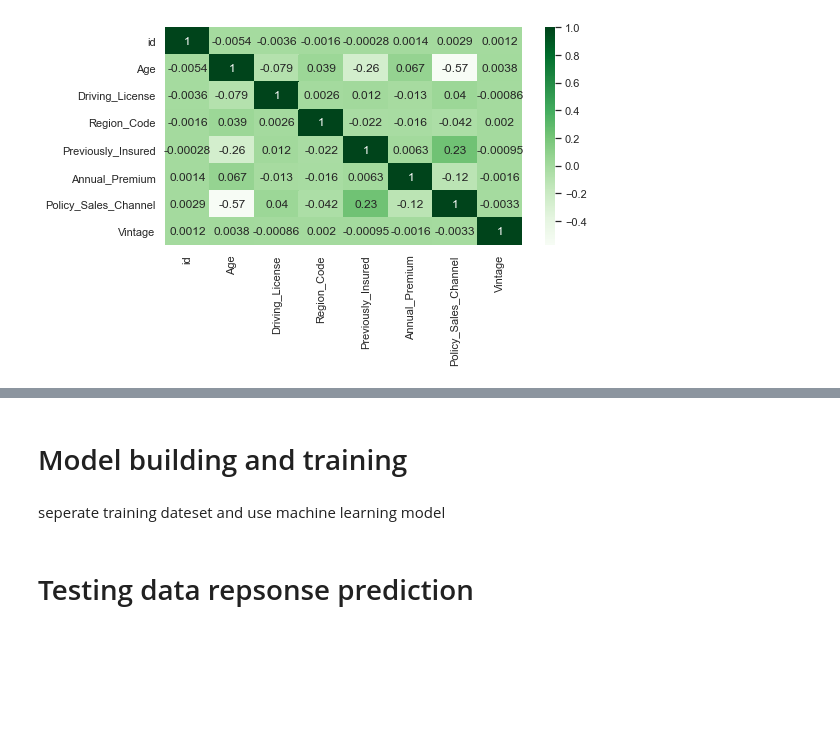
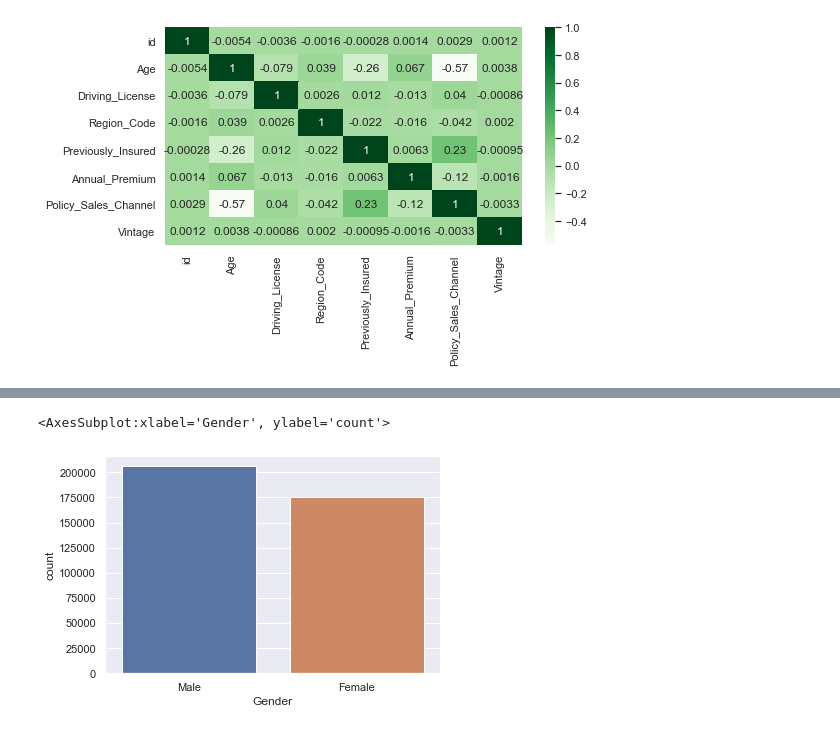
Before and after one commit to yyx2827023/Python_project_vehicle_insurance, a Jupyter notebook: Vehicle Insurance EDA and predict models.ipynb, the cells around one changed output, grey strips where cells are left out. Saved outputs shown, nothing was run; the diff lists cells and outputs as text; code cells hidden in the pictures; blank space fills up the shorter version.

```diff
--- a/Vehicle Insurance EDA and predict models.ipynb
+++ b/Vehicle Insurance EDA and predict models.ipynb
@@ -193,6 +201,5 @@ pyplot.show()
-# %% [markdown]
-# Model building and training
-# %% [markdown]
-seperate training dateset and use machine learning model
-# %% [markdown]
-# Testing data repsonse prediction
+# %%
+sns.countplot(train.Gender)
+# %% [output]
+<AxesSubplot:xlabel='Gender', ylabel='count'>
+[figure, added]
```
Also changed, not shown: parts of 57 cells of this notebook.
